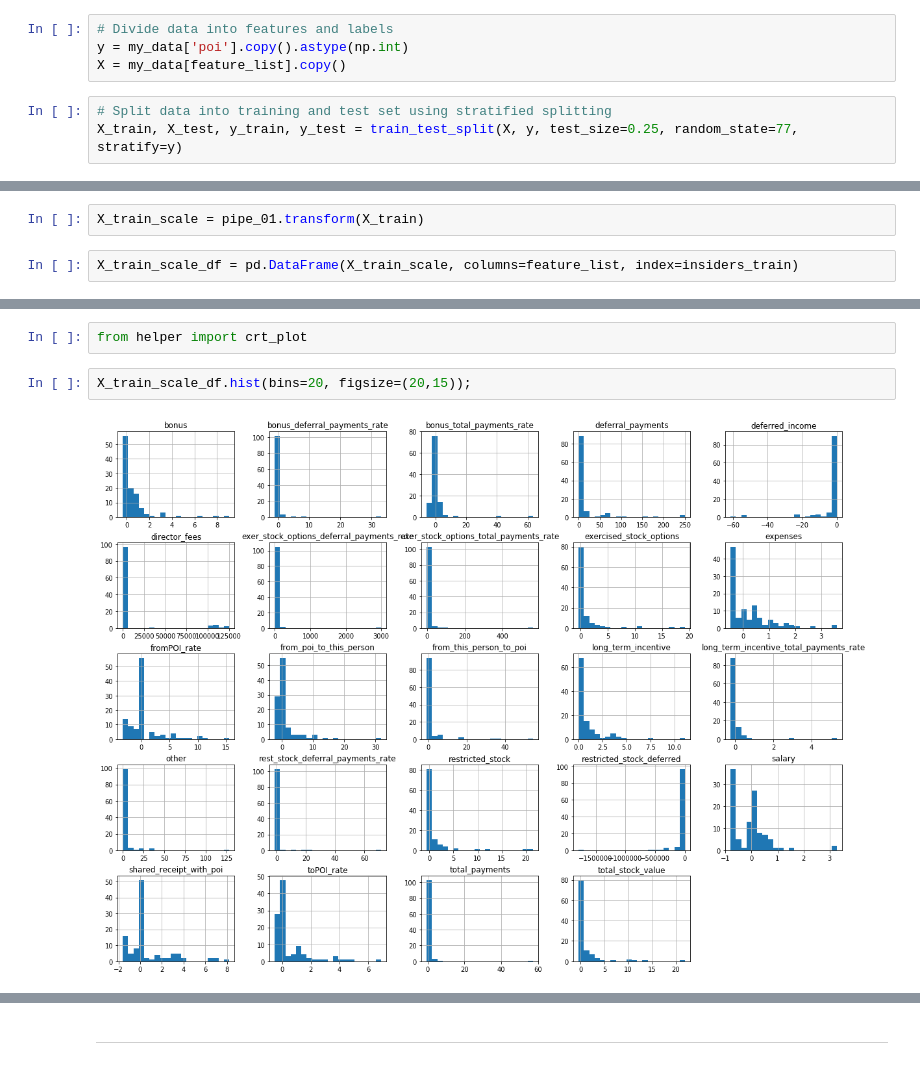
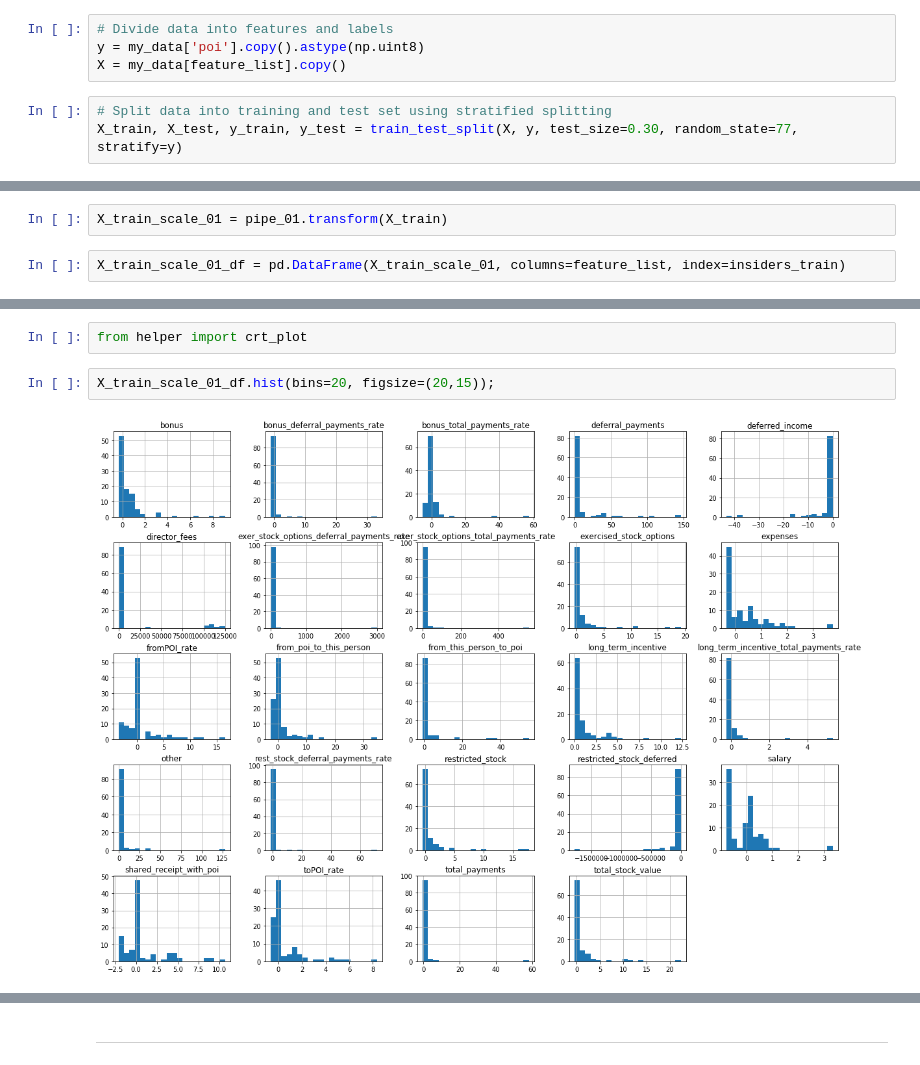
Before and after one commit to micos20/ENRON_fraud-detection, a Jupyter notebook: scripts/Model_selection.ipynb, the cells around one changed output, grey strips where cells are left out. Cells and saved outputs as stored; diff of their text form.

```diff
--- a/scripts/Model_selection.ipynb
+++ b/scripts/Model_selection.ipynb
@@ -64,11 +66,11 @@ my_data.describe().transpose()
 from sklearn.model_selection import train_test_split
 # %%
 # Divide data into features and labels
-y = my_data['poi'].copy().astype(np.int)
+y = my_data['poi'].copy().astype(np.uint8)
 X = my_data[feature_list].copy()
 # %%
 # Split data into training and test set using stratified splitting
-X_train, X_test, y_train, y_test = train_test_split(X, y, test_size=0.25, random_state=77, stratify=y)
+X_train, X_test, y_train, y_test = train_test_split(X, y, test_size=0.30, random_state=77, stratify=y)
 # %%
 # I spare 25% of the data as test set to have at least 5 'poi's in the test set. It's important to me to realize a high recall value, identifying as many 'poi's as possible.
 print "Number of POIs in the test set:" , y_test.sum()
@@ -122,7 +153,7 @@ Pipeline(memory=None,
        strategy='constant', verbose=0), ['salary', 'bonus', 'long_te...obustScaler(copy=True, quantile_range=(25.0, 75.0), with_centering=True,
        with_scaling=True))])
 # %%
-X_train_scale = pipe_01.transform(X_train)
+X_train_scale_01 = pipe_01.transform(X_train)
 # %%
-X_train_scale_df = pd.DataFrame(X_train_scale, columns=feature_list, index=insiders_train)
+X_train_scale_01_df = pd.DataFrame(X_train_scale_01, columns=feature_list, index=insiders_train)
 # %%
@@ -168,7 +199,7 @@ X_train_scale_df.describe().transpose()
 # %%
 from helper import crt_plot
 # %%
-X_train_scale_df.hist(bins=20, figsize=(20,15));
+X_train_scale_01_df.hist(bins=20, figsize=(20,15));
 # %% [output]
-[figure, old version]
+[figure, new version]
 # %%
```
Also changed, not shown: parts of 100 cells of this notebook, 2 other files.
